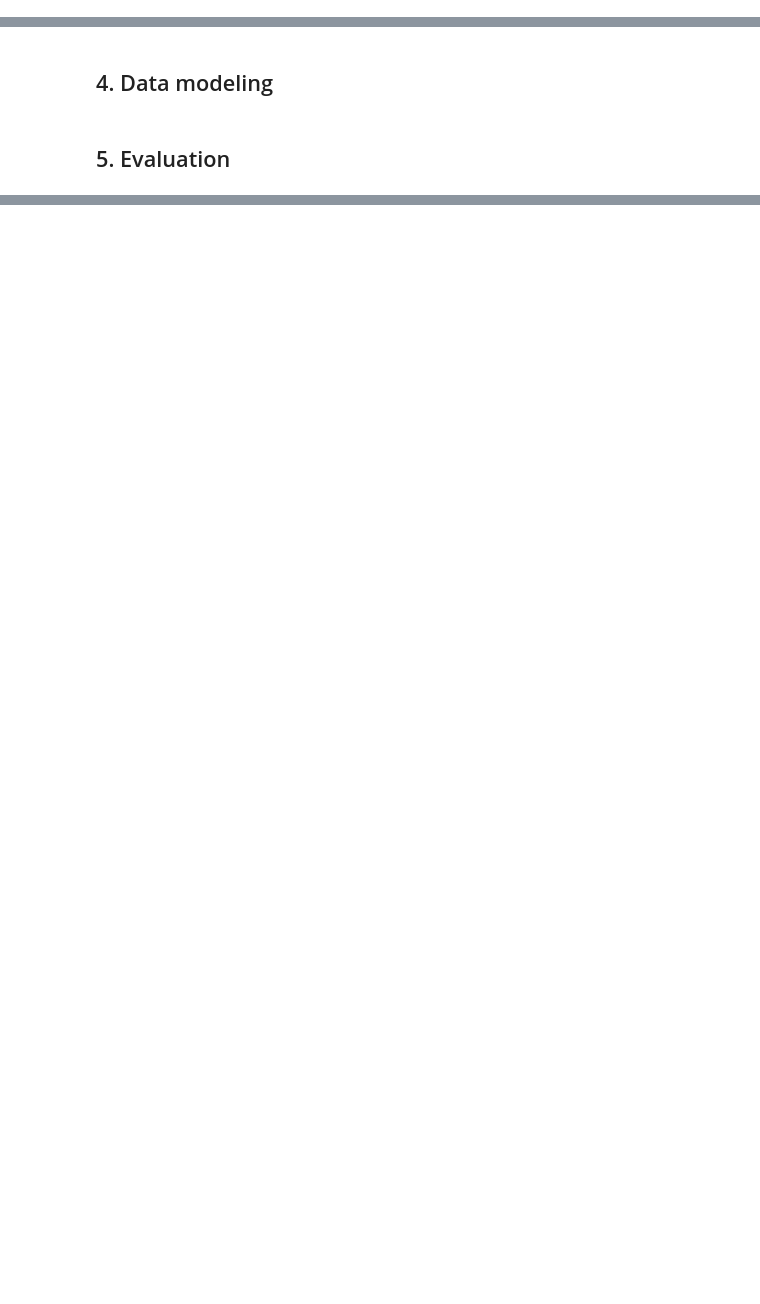
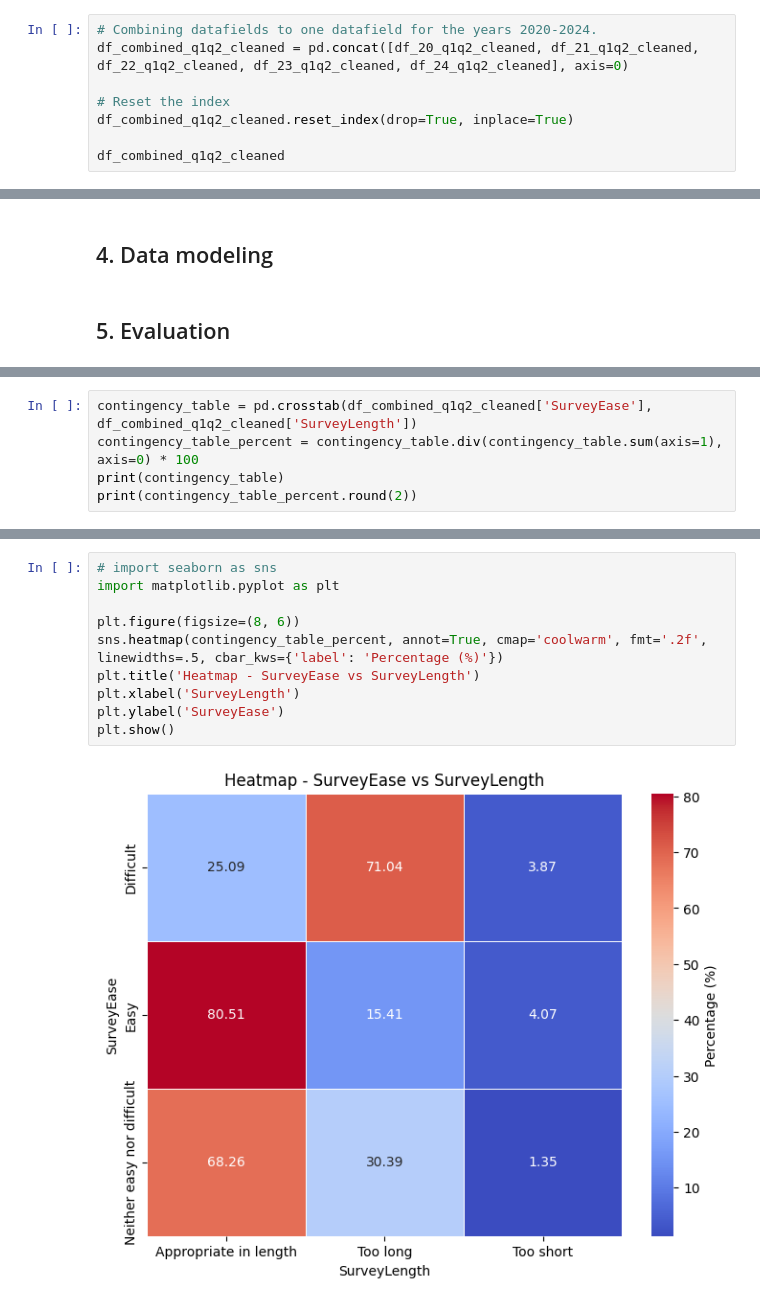
Before and after one commit to Enginamics/stackoverflow_survey_analysis, a Jupyter notebook: stackoverflow_survey_analysis.ipynb, the cells around one changed output, grey strips where cells are left out. Drawn from its saved outputs; the diff is of its cells as text; blank space fills up the shorter version.

```diff
--- a/stackoverflow_survey_analysis.ipynb
+++ b/stackoverflow_survey_analysis.ipynb
@@ -280,0 +465,8 @@ Lets create the datafields to answer Question 2:
+# %%
+# Combining datafields to one datafield for the years 2020-2024.
+df_combined_q1q2_cleaned = pd.concat([df_20_q1q2_cleaned, df_21_q1q2_cleaned, df_22_q1q2_cleaned, df_23_q1q2_cleaned, df_24_q1q2_cleaned], axis=0)
+
+# Reset the index
+df_combined_q1q2_cleaned.reset_index(drop=True, inplace=True)
+
+df_combined_q1q2_cleaned
@@ -340,0 +560,5 @@ q1_comparison_df
+# %%
+contingency_table = pd.crosstab(df_combined_q1q2_cleaned['SurveyEase'], df_combined_q1q2_cleaned['SurveyLength'])
+contingency_table_percent = contingency_table.div(contingency_table.sum(axis=1), axis=0) * 100
+print(contingency_table)
+print(contingency_table_percent.round(2))
@@ -340,0 +576,12 @@ q1_comparison_df
+# %%
+# import seaborn as sns
+import matplotlib.pyplot as plt
+
+plt.figure(figsize=(8, 6))
+sns.heatmap(contingency_table_percent, annot=True, cmap='coolwarm', fmt='.2f', linewidths=.5, cbar_kws={'label': 'Percentage (%)'})
+plt.title('Heatmap - SurveyEase vs SurveyLength')
+plt.xlabel('SurveyLength')
+plt.ylabel('SurveyEase')
+plt.show()
+# %% [output]
+[figure, added]
```
Also changed, not shown: parts of 46 cells of this notebook, 2 other files.
